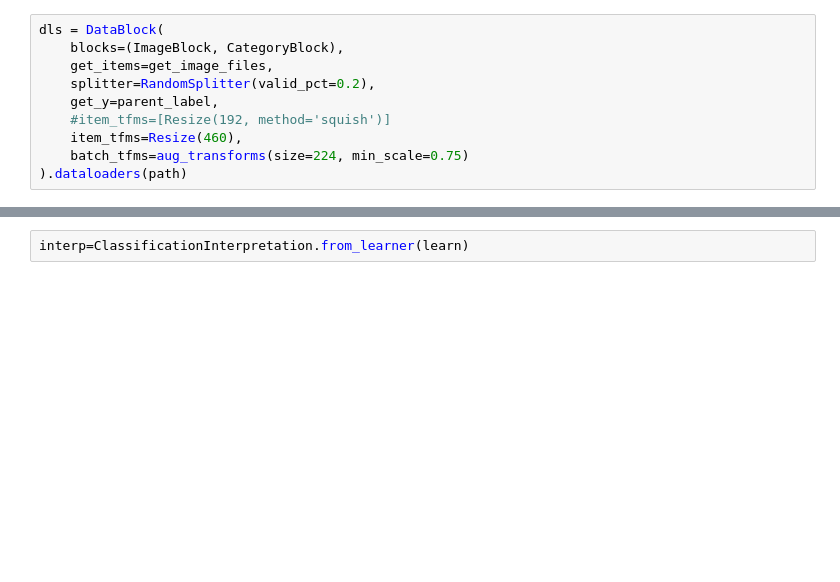
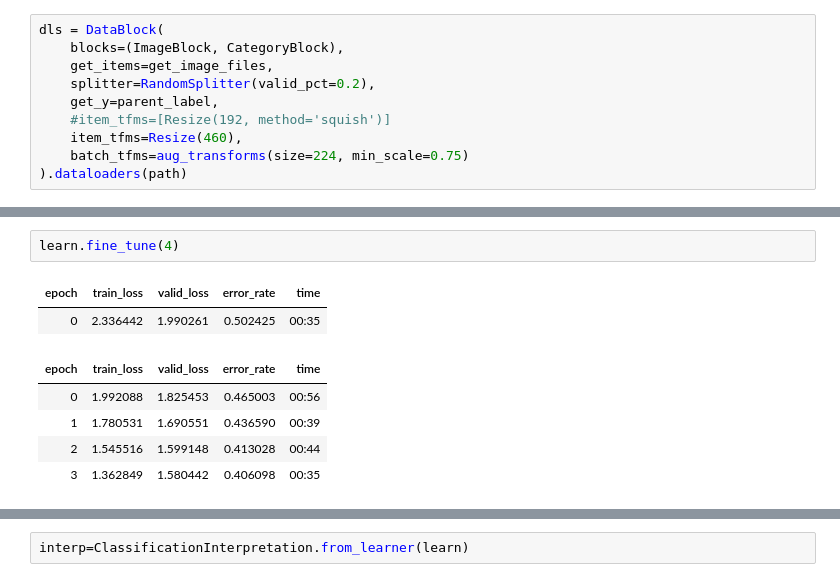
Before and after one commit to jonaskaszian/boardgame-vision, a Jupyter notebook: bg-rec.ipynb, the cells around one changed output, grey strips where cells are left out. Cells and saved outputs as stored; diff of their text form; blank space fills up the shorter version.

```diff
--- a/bg-rec.ipynb
+++ b/bg-rec.ipynb
@@ -158,3 +160,13 @@ learn.fine_tune(1)
+# %%
+learn.fine_tune(4)
+# %% [output]
+| epoch | train_loss | valid_loss | error_rate | time |
+| 0 | 2.336442 | 1.990261 | 0.502425 | 00:35 |
+| epoch | train_loss | valid_loss | error_rate | time |
+| 0 | 1.992088 | 1.825453 | 0.465003 | 00:56 |
+| 1 | 1.780531 | 1.690551 | 0.436590 | 00:39 |
+| 2 | 1.545516 | 1.599148 | 0.413028 | 00:44 |
+| 3 | 1.362849 | 1.580442 | 0.406098 | 00:35 |
 # %%
 learn.fine_tune(2)
 # %% [output]
```
Also changed, not shown: parts of 71 cells of this notebook, 4 other files.
